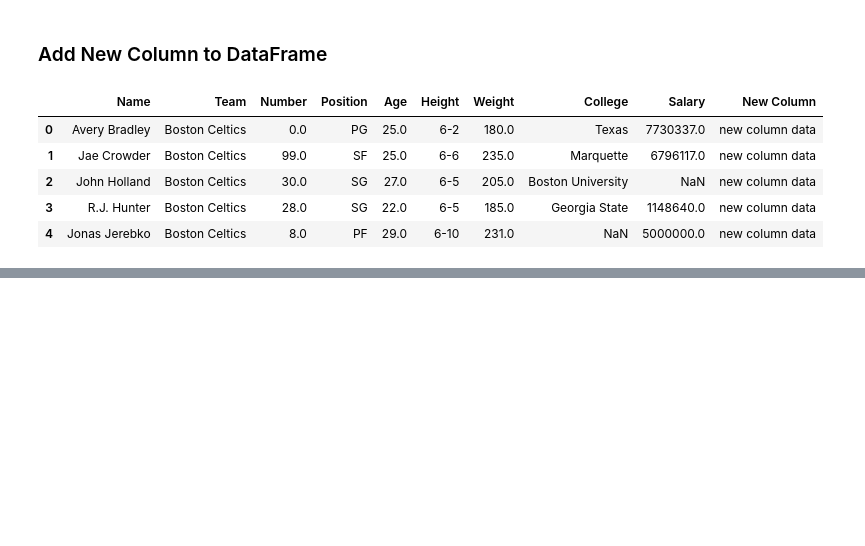
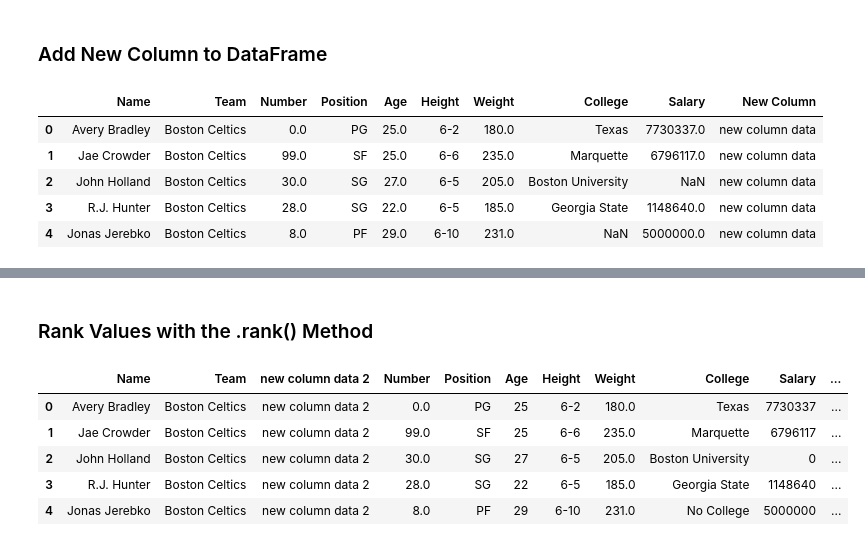
Before and after one commit to adamstueckrath/DataAnalysisPandas, a Jupyter notebook: DataFrame Notes I.ipynb, the cells around one changed output, grey strips where cells are left out. Cells and saved outputs as stored; diff of their text form; code cells hidden in the pictures; blank space fills up the shorter version.

```diff
--- a/DataFrame Notes I.ipynb
+++ b/DataFrame Notes I.ipynb
@@ -69,0 +139,15 @@ nba.head(5)
+# %% [markdown]
+### Rank Values with the .rank() Method
+# %%
+# you can assign a rank to all values in a column
+# rank can be use to later categorize or group rankings together
+nba['Salary'] = nba['Salary'].fillna(0).astype('int')
+nba['Salary Rank'] = nba['Salary'].rank(ascending = False).astype('int')
+nba.head(5)
+# %% [output]
+|  | Name | Team | new column data 2 | Number | Position | Age | Height | Weight | College | Salary | ... |
+| 0 | Avery Bradley | Boston Celtics | new column data 2 | 0.0 | PG | 25 | 6-2 | 180.0 | Texas | 7730337 | ... |
+| 1 | Jae Crowder | Boston Celtics | new column data 2 | 99.0 | SF | 25 | 6-6 | 235.0 | Marquette | 6796117 | ... |
+| 2 | John Holland | Boston Celtics | new column data 2 | 30.0 | SG | 27 | 6-5 | 205.0 | Boston University | 0 | ... |
+| 3 | R.J. Hunter | Boston Celtics | new column data 2 | 28.0 | SG | 22 | 6-5 | 185.0 | Georgia State | 1148640 | ... |
+| 4 | Jonas Jerebko | Boston Celtics | new column data 2 | 8.0 | PF | 29 | 6-10 | 231.0 | No College | 5000000 | ... |
```
Also changed, not shown: parts of 15 cells of this notebook, 2 other files.
